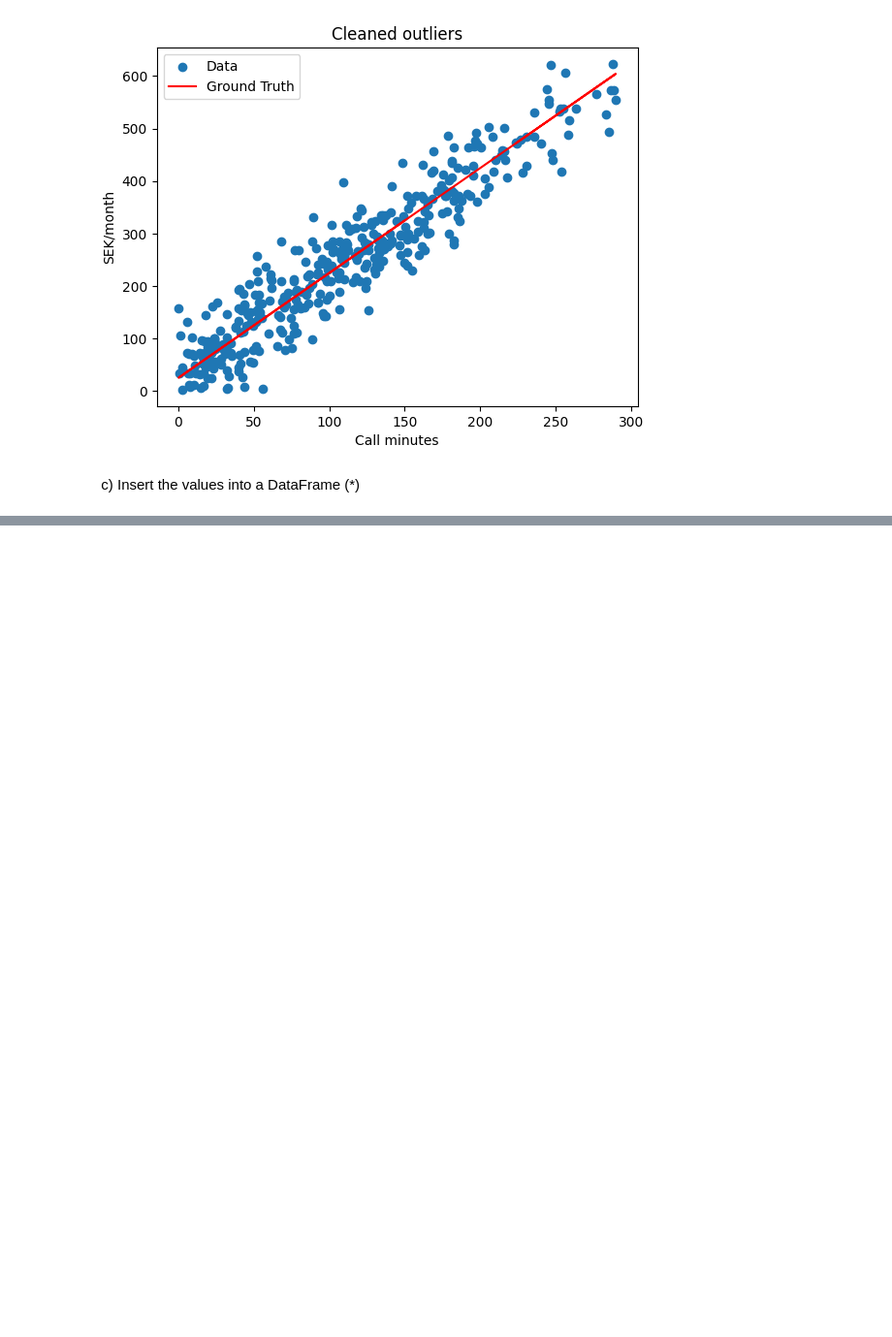
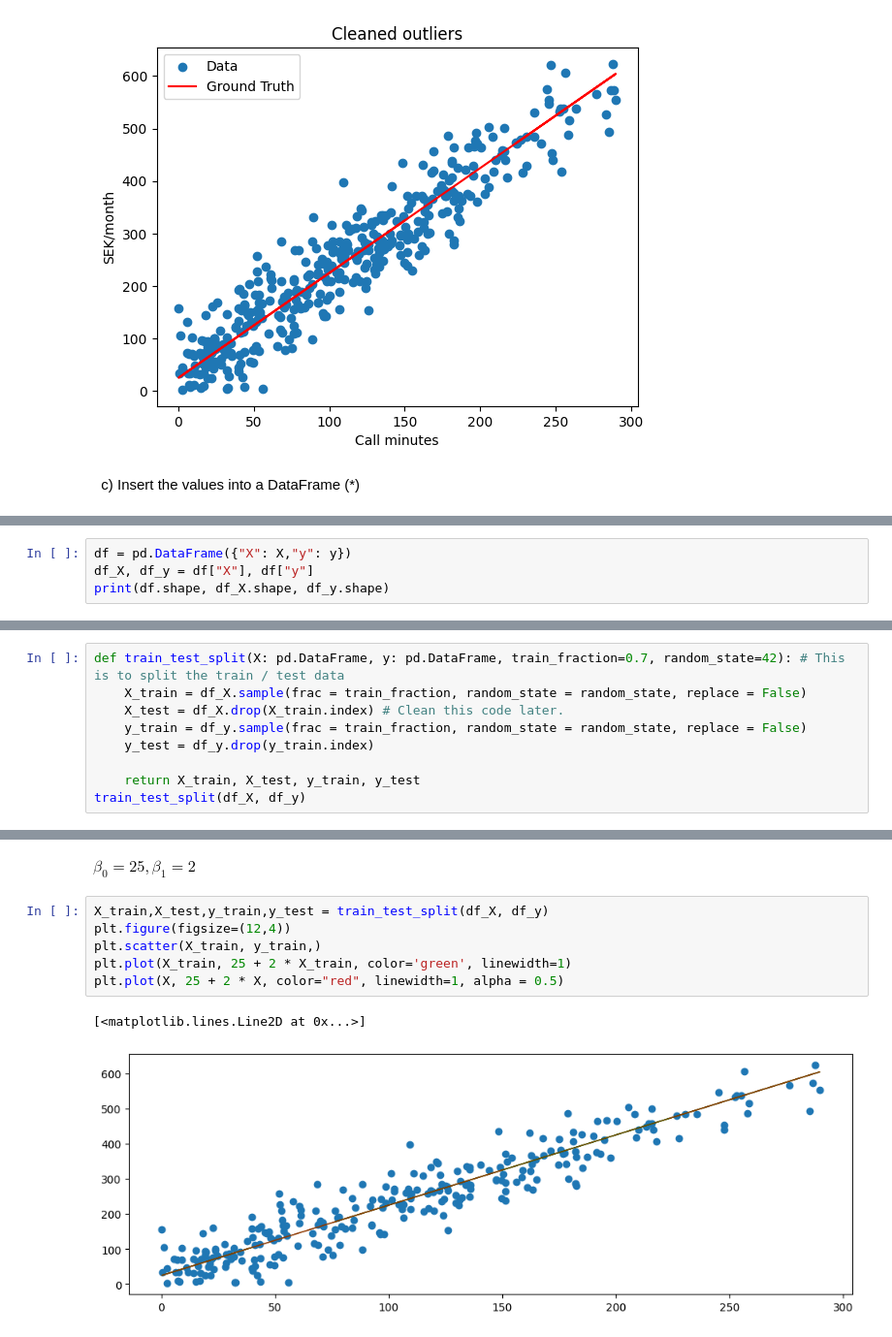
Before and after one commit to Rufshod/Machine-Learning-Alexander-Andersson, a Jupyter notebook: Exercises/Exercise_0.ipynb, the cells around one changed output, grey strips where cells are left out. Shown: that part at 97% size. Cells and saved outputs as stored; diff of their text form; blank space fills up the shorter version.

```diff
--- a/Exercises/Exercise_0.ipynb
+++ b/Exercises/Exercise_0.ipynb
@@ -80,0 +78,4 @@ AttributeError: module 'pandas' has no attribute 'Dataframe'
+# %%
+df = pd.DataFrame({"X": X,"y": y})
+df_X, df_y = df["X"], df["y"]
+print(df.shape, df_X.shape, df_y.shape)
@@ -80,0 +99,9 @@ AttributeError: module 'pandas' has no attribute 'Dataframe'
+# %%
+def train_test_split(X: pd.DataFrame, y: pd.DataFrame, train_fraction=0.7, random_state=42): # This is to split the train / test data
+    X_train = df_X.sample(frac = train_fraction, random_state = random_state, replace = False)
+    X_test = df_X.drop(X_train.index) # Clean this code later.
+    y_train = df_y.sample(frac = train_fraction, random_state = random_state, replace = False)
+    y_test = df_y.drop(y_train.index)
+
+    return X_train, X_test, y_train, y_test
+train_test_split(df_X, df_y)
@@ -80,0 +141,11 @@ AttributeError: module 'pandas' has no attribute 'Dataframe'
+# %% [markdown]
+$\beta_0 = 25, \beta_1 = 2$
+# %%
+X_train,X_test,y_train,y_test = train_test_split(df_X, df_y)
+plt.figure(figsize=(12,4))
+plt.scatter(X_train, y_train,)
+plt.plot(X_train, 25 + 2 * X_train, color='green', linewidth=1)
+plt.plot(X, 25 + 2 * X, color="red", linewidth=1, alpha = 0.5)
+# %% [output]
+[<matplotlib.lines.Line2D at 0x...>]
+[figure, added]
```
Also changed, not shown: parts of 8 cells of this notebook, 1 other file.
